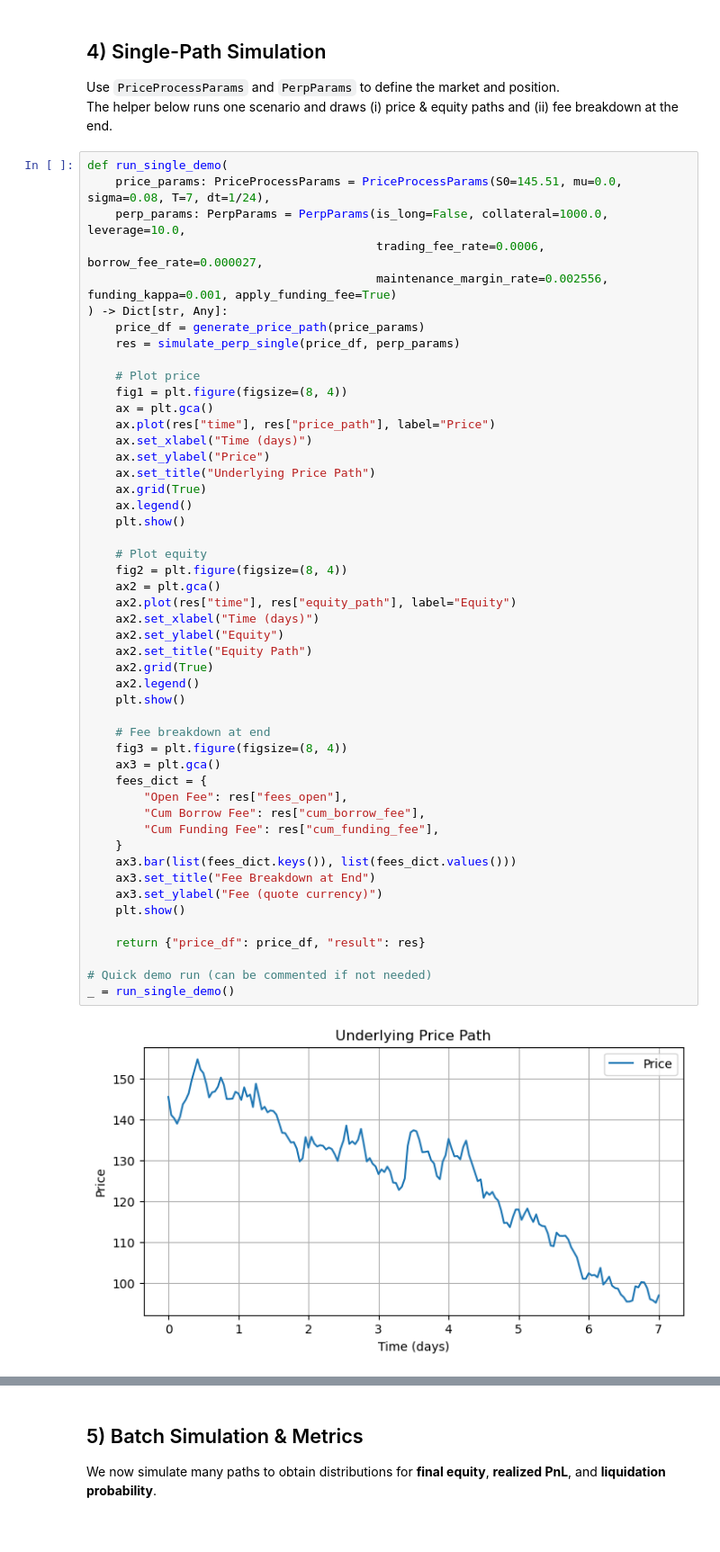
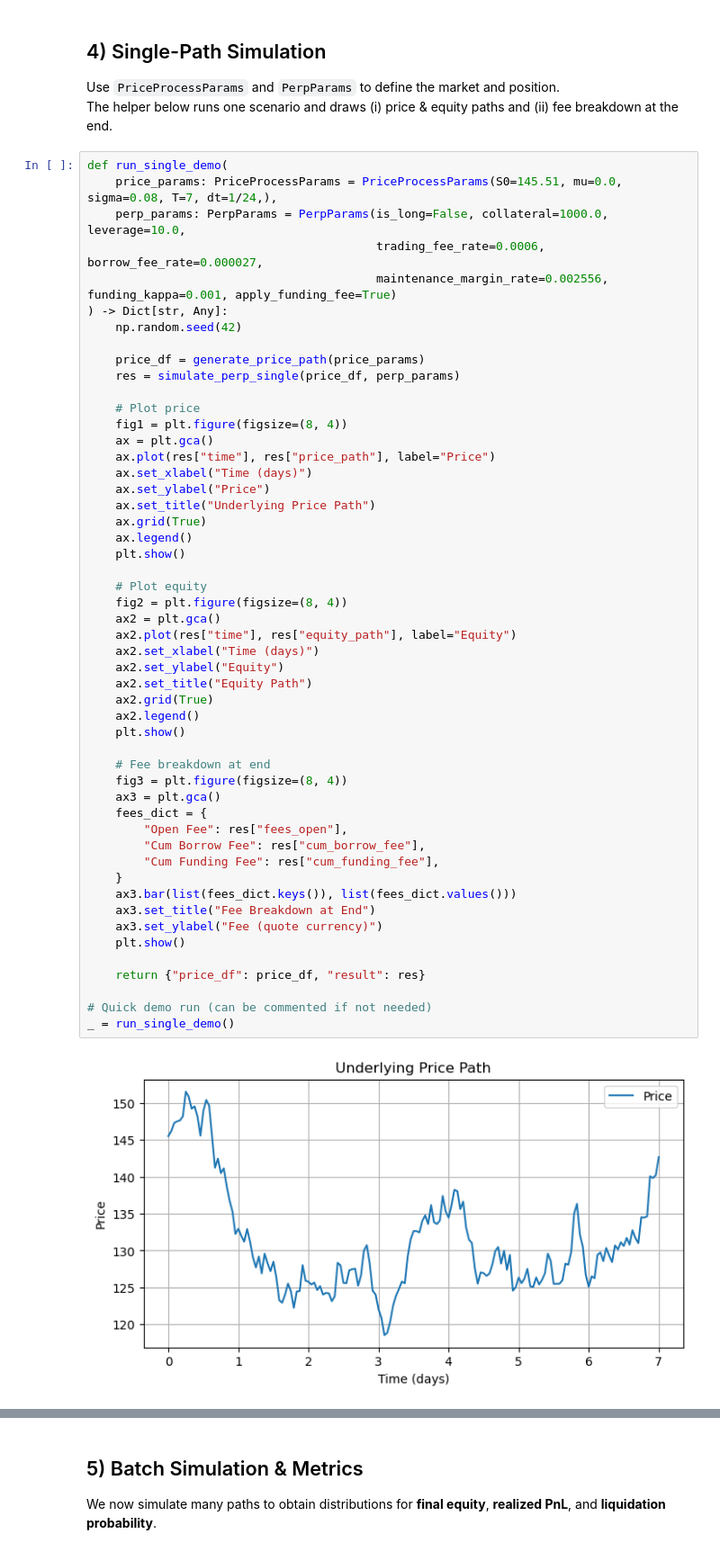
Before and after one commit to LucaPennella/sok-defi-derivatives, a Jupyter notebook: Perpetuals-Simulation-Notebook.ipynb, the cells around one changed output, grey strips where cells are left out. Shown at 90% size. Cells and saved outputs as stored; diff of their text form.

```diff
--- a/Perpetuals-Simulation-Notebook.ipynb
+++ b/Perpetuals-Simulation-Notebook.ipynb
@@ -277,11 +274,13 @@ Use `PriceProcessParams` and `PerpParams` to define the market and position.
 The helper below runs one scenario and draws (i) price & equity paths and (ii) fee breakdown at the end.
 # %%
 def run_single_demo(
-    price_params: PriceProcessParams = PriceProcessParams(S0=145.51, mu=0.0, sigma=0.08, T=7, dt=1/24),
+    price_params: PriceProcessParams = PriceProcessParams(S0=145.51, mu=0.0, sigma=0.08, T=7, dt=1/24,),
     perp_params: PerpParams = PerpParams(is_long=False, collateral=1000.0, leverage=10.0,
                                          trading_fee_rate=0.0006, borrow_fee_rate=0.000027,
                                          maintenance_margin_rate=0.002556, funding_kappa=0.001, apply_funding_fee=True)
 ) -> Dict[str, Any]:
+    np.random.seed(42)
+
     price_df = generate_price_path(price_params)
     res = simulate_perp_single(price_df, perp_params)
 
@@ -298,31 +297,31 @@ def run_single_demo(
 
     # Plot equity
     fig2 = plt.figure(figsize=(8, 4))
     ax2 = plt.gca()
     ax2.plot(res["time"], res["equity_path"], label="Equity")
     ax2.set_xlabel("Time (days)")
     ax2.set_ylabel("Equity")
     ax2.set_title("Equity Path")
     ax2.grid(True)
     ax2.legend()
     plt.show()
 
     # Fee breakdown at end
     fig3 = plt.figure(figsize=(8, 4))
     ax3 = plt.gca()
     fees_dict = {
         "Open Fee": res["fees_open"],
         "Cum Borrow Fee": res["cum_borrow_fee"],
         "Cum Funding Fee": res["cum_funding_fee"],
     }
     ax3.bar(list(fees_dict.keys()), list(fees_dict.values()))
     ax3.set_title("Fee Breakdown at End")
     ax3.set_ylabel("Fee (quote currency)")
     plt.show()
 
     return {"price_df": price_df, "result": res}
 
 # Quick demo run (can be commented if not needed)
 _ = run_single_demo()
 # %% [output]
-[figure, old version]
+[figure, new version]
```
Also changed, not shown: parts of 14 cells of this notebook.
